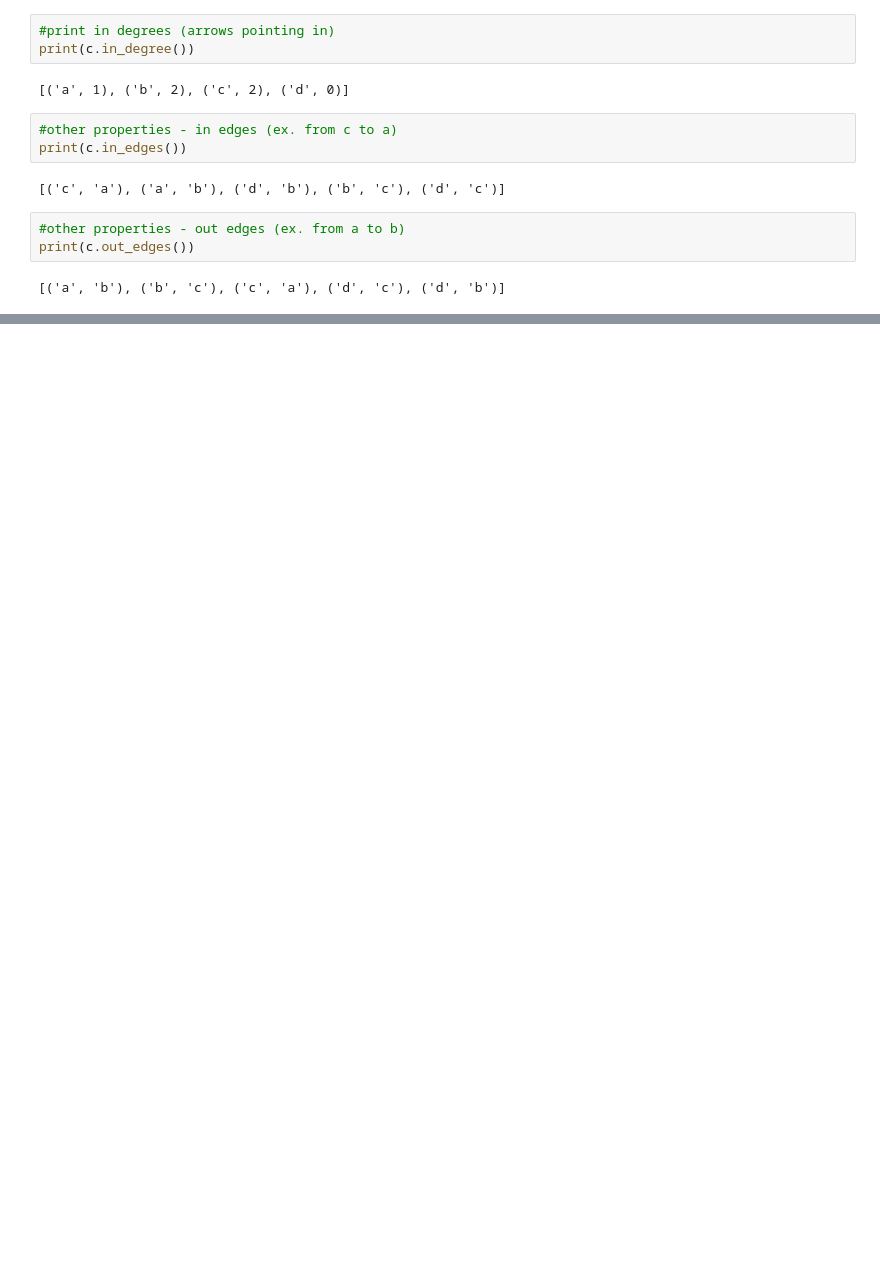
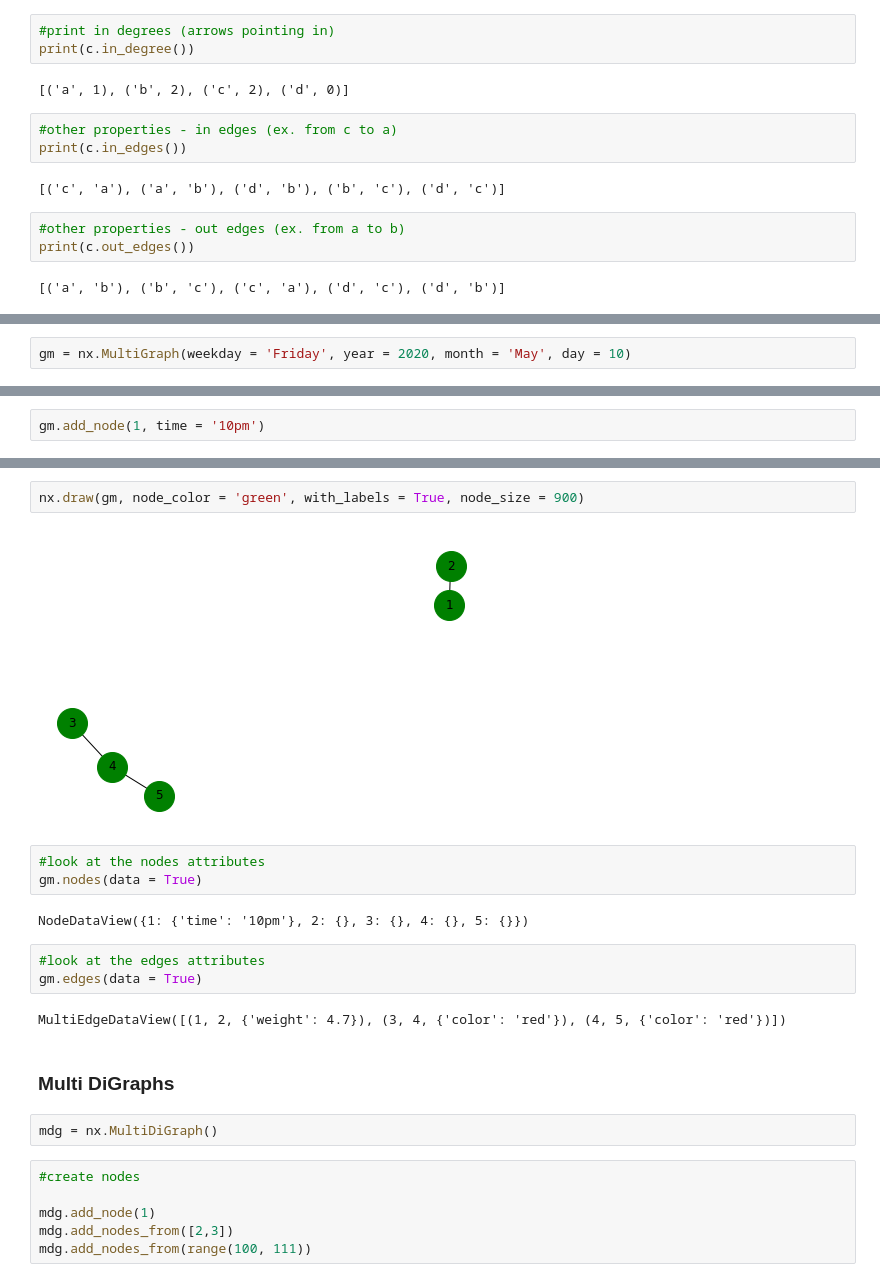
Before and after one commit to soslin/social-network-analysis, a Jupyter notebook: soc-net-class/learn_graphs_sna_1.ipynb, the cells around one changed output, grey strips where cells are left out. Drawn from its saved outputs; the diff is of its cells as text; blank space fills up the shorter version.

```diff
--- a/soc-net-class/learn_graphs_sna_1.ipynb
+++ b/soc-net-class/learn_graphs_sna_1.ipynb
@@ -241,0 +281,2 @@ print(c.out_edges())
+# %%
+gm = nx.MultiGraph(weekday = 'Friday', year = 2020, month = 'May', day = 10)
@@ -241,0 +287,2 @@ print(c.out_edges())
+# %%
+gm.add_node(1, time = '10pm')
@@ -241,0 +301,24 @@ print(c.out_edges())
+# %%
+nx.draw(gm, node_color = 'green', with_labels = True, node_size = 900)
+# %% [output]
+[figure, added]
+# %%
+#look at the nodes attributes
+gm.nodes(data = True)
+# %% [output]
+NodeDataView({1: {'time': '10pm'}, 2: {}, 3: {}, 4: {}, 5: {}})
+# %%
+#look at the edges attributes
+gm.edges(data = True)
+# %% [output]
+MultiEdgeDataView([(1, 2, {'weight': 4.7}), (3, 4, {'color': 'red'}), (4, 5, {'color': 'red'})])
+# %% [markdown]
+### Multi DiGraphs
+# %%
+mdg = nx.MultiDiGraph()
+# %%
+#create nodes
+
+mdg.add_node(1)
+mdg.add_nodes_from([2,3])
+mdg.add_nodes_from(range(100, 111))
```
Also changed, not shown: parts of 16 cells of this notebook.
